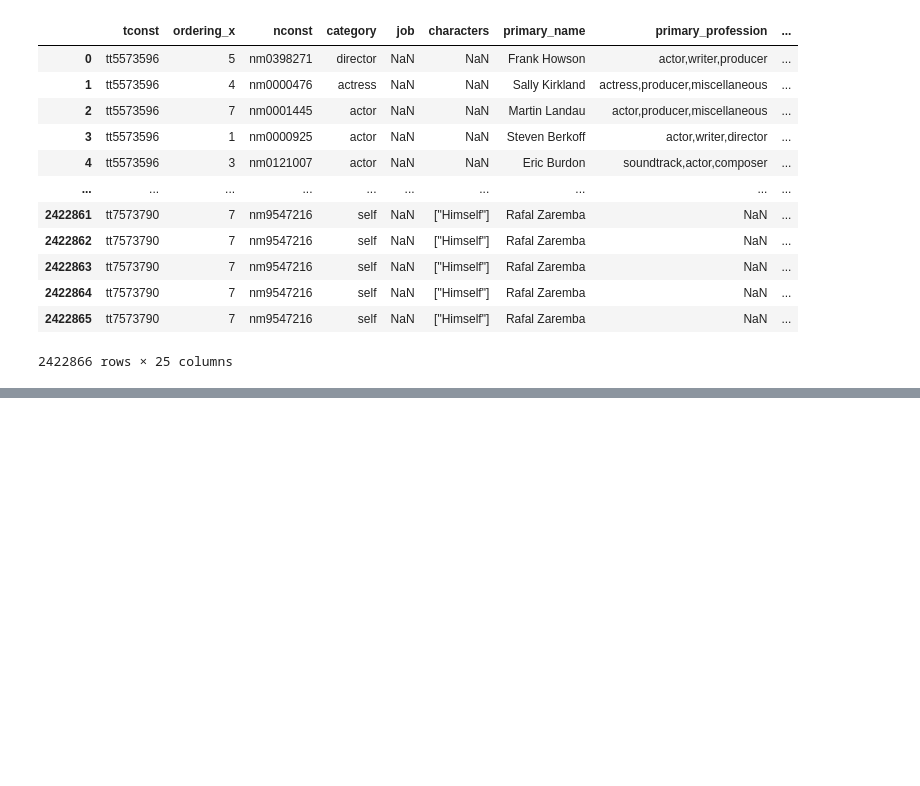
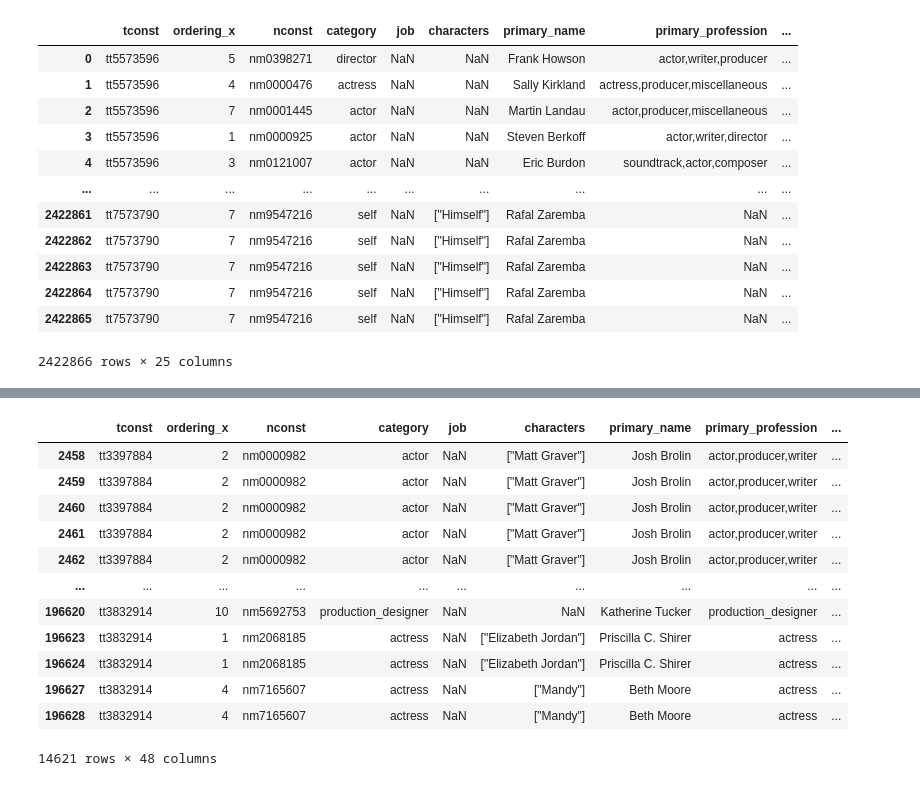
Before and after one commit to nate-walter/Movie-Studio-Project, a Jupyter notebook: imdb_cleaned_merged.ipynb, the cells around one changed output, grey strips where cells are left out. Saved outputs shown, nothing was run; the diff lists cells and outputs as text; code cells hidden in the pictures; blank space fills up the shorter version.

```diff
--- a/imdb_cleaned_merged.ipynb
+++ b/imdb_cleaned_merged.ipynb
@@ -121,3 +127,3 @@ merged_data
 # %%
-merged_data_cleaned = merged_data.loc[(merged_data['start_year'] >= 2015) & (merged_data['start_year'] <= 2018)]
+merged_data_cleaned = final_merge.loc[(final_merge['start_year'] >= 2015) & (final_merge['start_year'] <= 2018)]
 # %%
@@ -139 +144,18 @@ merged_data_cleaned
+# %%
+only_us_merged = merged_data_cleaned.loc[merged_data_cleaned['region'] == 'US']
+only_us_merged
+# %% [output]
+|  | tconst | ordering_x | nconst | category | job | characters | primary_name | primary_profession | ... |
+| 2458 | tt3397884 | 2 | nm0000982 | actor | NaN | ["Matt Graver"] | Josh Brolin | actor,producer,writer | ... |
+| 2459 | tt3397884 | 2 | nm0000982 | actor | NaN | ["Matt Graver"] | Josh Brolin | actor,producer,writer | ... |
+| 2460 | tt3397884 | 2 | nm0000982 | actor | NaN | ["Matt Graver"] | Josh Brolin | actor,producer,writer | ... |
+| 2461 | tt3397884 | 2 | nm0000982 | actor | NaN | ["Matt Graver"] | Josh Brolin | actor,producer,writer | ... |
+| 2462 | tt3397884 | 2 | nm0000982 | actor | NaN | ["Matt Graver"] | Josh Brolin | actor,producer,writer | ... |
+| ... | ... | ... | ... | ... | ... | ... | ... | ... | ... |
+| 196620 | tt3832914 | 10 | nm5692753 | production_designer | NaN | NaN | Katherine Tucker | production_designer | ... |
+| 196623 | tt3832914 | 1 | nm2068185 | actress | NaN | ["Elizabeth Jordan"] | Priscilla C. Shirer | actress | ... |
+| 196624 | tt3832914 | 1 | nm2068185 | actress | NaN | ["Elizabeth Jordan"] | Priscilla C. Shirer | actress | ... |
+| 196627 | tt3832914 | 4 | nm7165607 | actress | NaN | ["Mandy"] | Beth Moore | actress | ... |
+| 196628 | tt3832914 | 4 | nm7165607 | actress | NaN | ["Mandy"] | Beth Moore | actress | ... |
+14621 rows × 48 columns
 # %%
```
Also changed, not shown: parts of 8 cells of this notebook.
